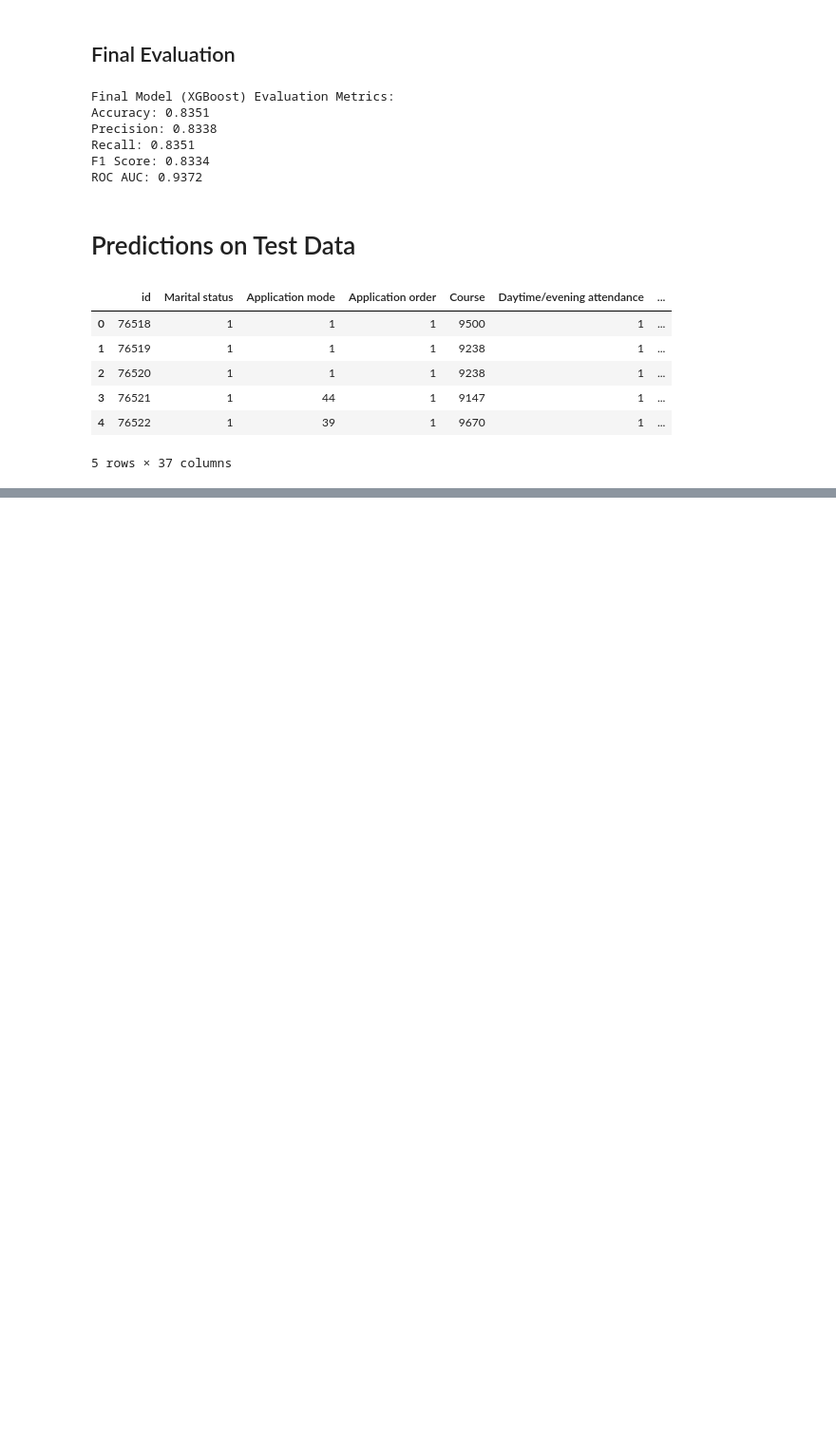
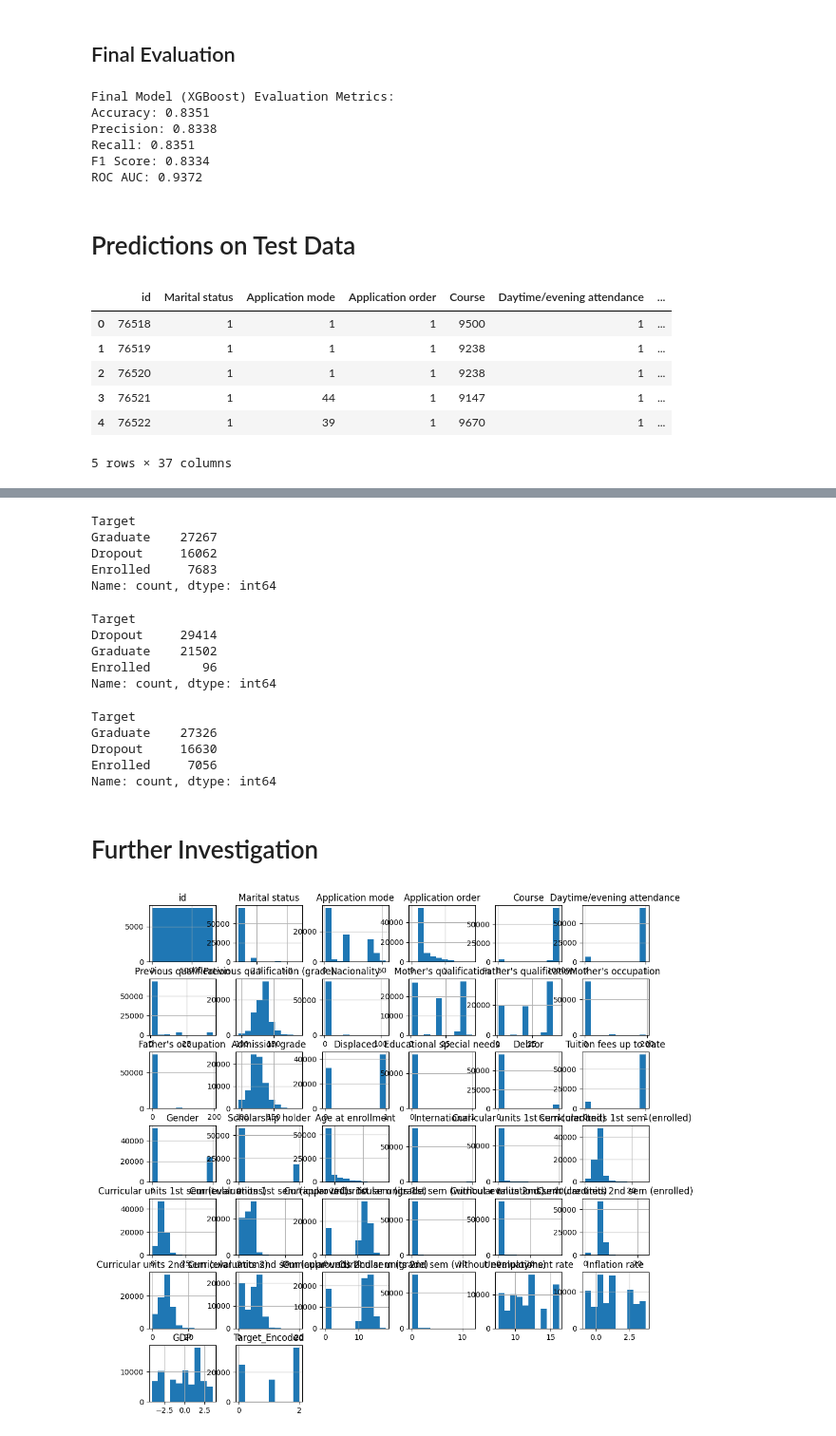
Before and after one commit to fatimaazfar/Kaggle-Competition-Solutions, a Jupyter notebook: Classification with an Academic Success Dataset/code/solution.ipynb, the cells around one changed output, grey strips where cells are left out. Shown at 95% size. Drawn from its saved outputs; the diff is of its cells as text; code cells hidden in the pictures; blank space fills up the shorter version.

```diff
--- a/Classification with an Academic Success Dataset/code/solution.ipynb
+++ b/Classification with an Academic Success Dataset/code/solution.ipynb
@@ -387,0 +410,36 @@ prediction_results.to_csv('predictions.csv', index=False)
+# %%
+prediction_results['Target'].value_counts() # prediction_2.csv has 82% accuracy on Kaggle, trained on 100% of train data
+# %% [output]
+Target
+Graduate    27267
+Dropout     16062
+Enrolled     7683
+Name: count, dtype: int64
+# %%
+prediction_results['Target'].value_counts() # prediction_3.csv has 61% accuracy on Kaggle, it removed id as a column
+# %% [output]
+Target
+Dropout     29414
+Graduate    21502
+Enrolled       96
+Name: count, dtype: int64
+# %%
+pred_df = pd.read_csv('predictions.csv') # prediction.csv has 81% accuracy on Kaggle, trained on 70% of train data
+pred_df['Target'].value_counts()
+# %% [output]
+Target
+Graduate    27326
+Dropout     16630
+Enrolled     7056
+Name: count, dtype: int64
+# %% [markdown]
+# Further Investigation
+# %%
+import matplotlib.pyplot as plt
+import seaborn as sns
+
+# Histograms
+df.hist(figsize=(12, 12))
+plt.show()
+# %% [output]
+[figure, added]
```
Also changed, not shown: parts of 9 cells of this notebook, 4 other files.
